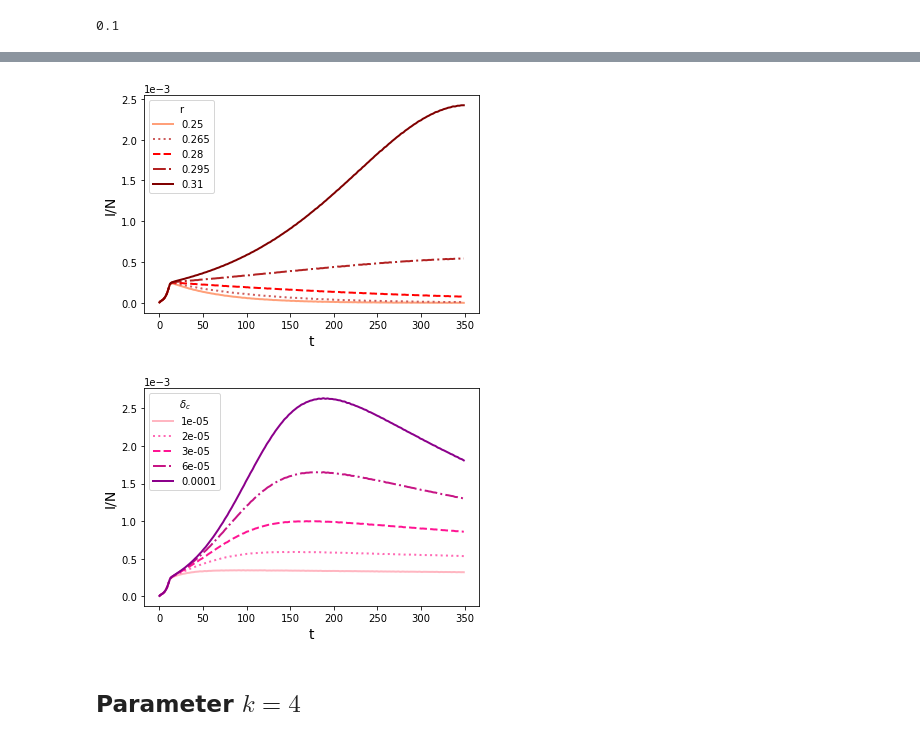
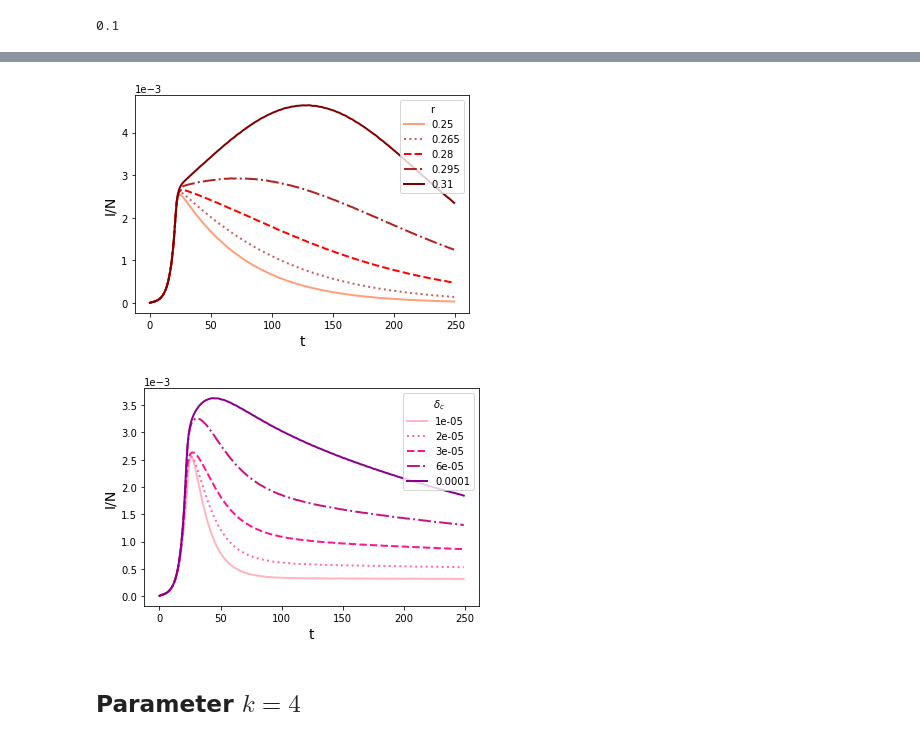
Before and after one commit to giuliacampesan/LDEProject, a Jupyter notebook: LDE_Project.ipynb, the cells around one changed output, grey strips where cells are left out. Cells and saved outputs as stored; diff of their text form; code cells hidden in the pictures.

```diff
--- a/LDE_Project.ipynb
+++ b/LDE_Project.ipynb
@@ -32,7 +29,7 @@ H0 = 127.4
 D0 = 0
 N0 = E0+I0+H0+R0+S0
 
-thrsld = 1e-5*S0/N0
+thrsld = 1e-4
 
 z0 = np.array([S0, E0, I0, R0, H0, D0])/N0
 # %%
@@ -106,0 +80,17 @@ for i,(col,col1) in enumerate(zip(x, x1)):
+# %%
+# no fear -> delta_c=10000
+
+t_thrsld=t_max+1
+sol1 = solve_ivp(mymodel_hosp, [0,t_max], z0, dense_output=True, args=(beta, mu, gamma, fD, delta_c, k, nu, 1, t_thrsld))
+S1, E1, I1, R1, H1, D1 = sol1.sol(t)
+for index, h in enumerate(H):
+    if (h>thrsld):
+        t_thrsld=index
+        break
+
+
+sol1 = solve_ivp(mymodel_hosp, [0,t_max], z0, dense_output=True, args=(beta, mu, gamma, fD, 10000, k, nu, r, t_thrsld))
+
+S1, E1, I1, R1, H1, D1 = sol1.sol(t)
+x1 = [S1, E1, I1, R1, H1, D1]
+print(t_thrsld)
@@ -138,7 +154,7 @@ plt.show()
 # change: rates & delta_c
 # look at: peak values & peak times
 
-t_max = 350
+t_max = 250
 t = np.arange(t_max)
 
 delta_c = np.logspace(-5, 3, 41)
@@ -149,6 +165,15 @@ peak_values = np.zeros((len(delta_c), len(rates)))
 
 for i, delta in enumerate(delta_c):
     for j, r in enumerate(rates):
+
+        t_thrsld=t_max+1
+        sol = solve_ivp(mymodel_hosp, [0,t_max], z0, dense_output=True, args=(beta, mu, gamma, fD, delta, k, nu, 1, t_thrsld))
+        S, E, I, R, H, D = sol.sol(t)
+        for index, h in enumerate(H):
+            if (h>thrsld):
+                t_thrsld=index
+                break
+
         sol = solve_ivp(mymodel_hosp, [0,t_max], z0, dense_output=True, args=(beta, mu, gamma, fD, delta, k, nu, r, t_thrsld))
         S, E, I, R, H, D = sol.sol(t)
         peak_time = np.argmax(I)
@@ -248,32 +316,44 @@ plt.show()
 # %%
 # infected dynamics
 # changing rates
 from matplotlib import cm
 
 delta_c = 1e-1
 rates = np.linspace(0.25, 0.31, 5)
 
 Is = np.zeros(shape=(5, t_max))
+
+t_thrsld=t_max+1
+sol = solve_ivp(mymodel_hosp, [0,t_max], z0, dense_output=True, args=(beta, mu, gamma, fD, delta_c, k, nu, 1, t_thrsld))
+S, E, I, R, H, D = sol.sol(t)
+for index, h in enumerate(H):
+    if (h>thrsld):
+        t_thrsld=index
+        break
+
+
 for i,r in enumerate(rates):
+
+
     sol = solve_ivp(mymodel_hosp, [0,t_max], z0, dense_output=True, args=(beta, mu, gamma, fD, delta_c, k, nu, r, t_thrsld))
     S, E, I, R, H, D = sol.sol(t)
     Is[i,:]=I
 
 colors = ['lightsalmon', 'indianred', 'red', 'firebrick','maroon']
 linestyles = ['solid', 'dotted', 'dashed', 'dashdot', 'solid']
 
 for i in range(5):
     plt.plot(t, Is[i], color=colors[i], linewidth=2, linestyle=linestyles[i])
 
 plt.xlabel('t', fontsize=14)
 plt.ylabel('I/N', fontsize=14)
 plt.ticklabel_format(axis="y", style="sci", scilimits=(0,0))
 #plt.title('incidence varying r', fontsize=14)
 plt.legend(rates, title='r')
 plt.savefig('incidence_varying_r.png', dpi=300)
 plt.show()
 # %% [output]
-[figure, old version]
+[figure, new version]
 # %%
 # infected dynamics
 # changing delta_c
@@ -286,6 +366,13 @@ colors = ['lightpink', 'hotpink', 'deeppink', 'mediumvioletred', 'darkmagenta']
 
 Is = np.zeros(shape=(5, t_max))
 for i,delta in enumerate(delta_c):
+    t_thrsld=t_max+1
+    sol = solve_ivp(mymodel_hosp, [0,t_max], z0, dense_output=True, args=(beta, mu, gamma, fD, delta, k, nu, 1, t_thrsld))
+    S, E, I, R, H, D = sol.sol(t)
+    for index, h in enumerate(H):
+        if (h>thrsld):
+            t_thrsld=index
+            break
     sol = solve_ivp(mymodel_hosp, [0,t_max], z0, dense_output=True, args=(beta, mu, gamma, fD, delta, k, nu, rates, t_thrsld))
     S, E, I, R, H, D = sol.sol(t)
     Is[i,:]=I
@@ -303,7 +390,7 @@ plt.savefig('incidence_varying_delta.png', dpi=300)
 
 plt.show()
 # %% [output]
-[figure, old version]
+[figure, new version]
 # %% [markdown]
 ## Parameter $k = 4$
 # %% [markdown]
```
Also changed, not shown: parts of 35 cells of this notebook.
